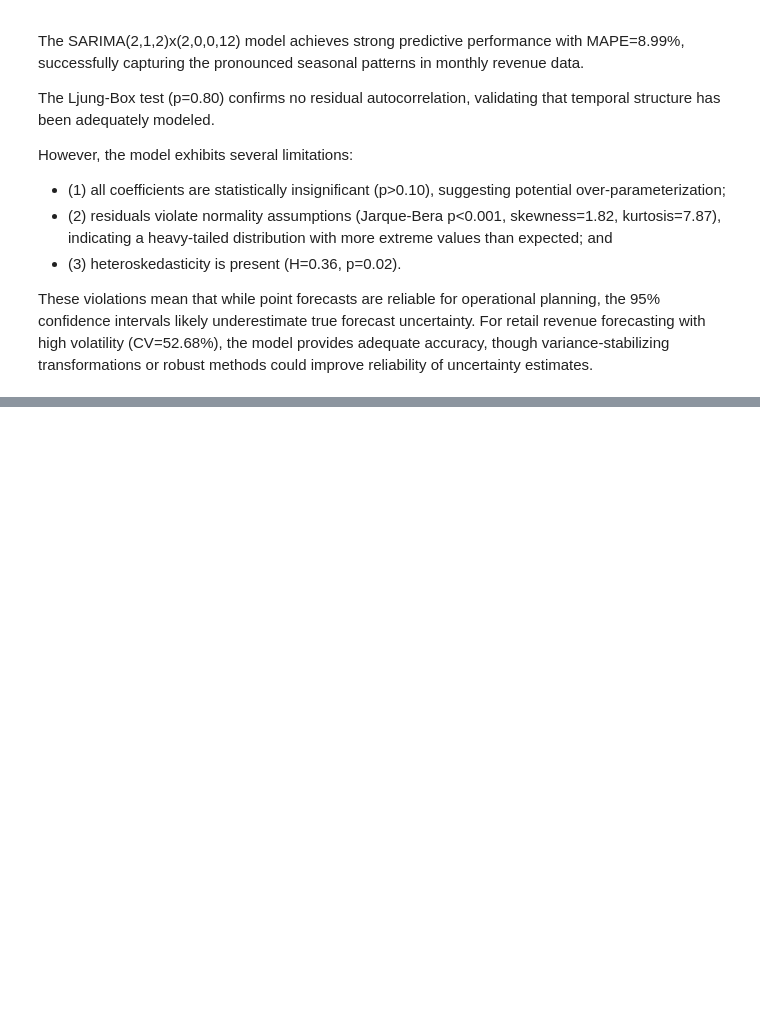
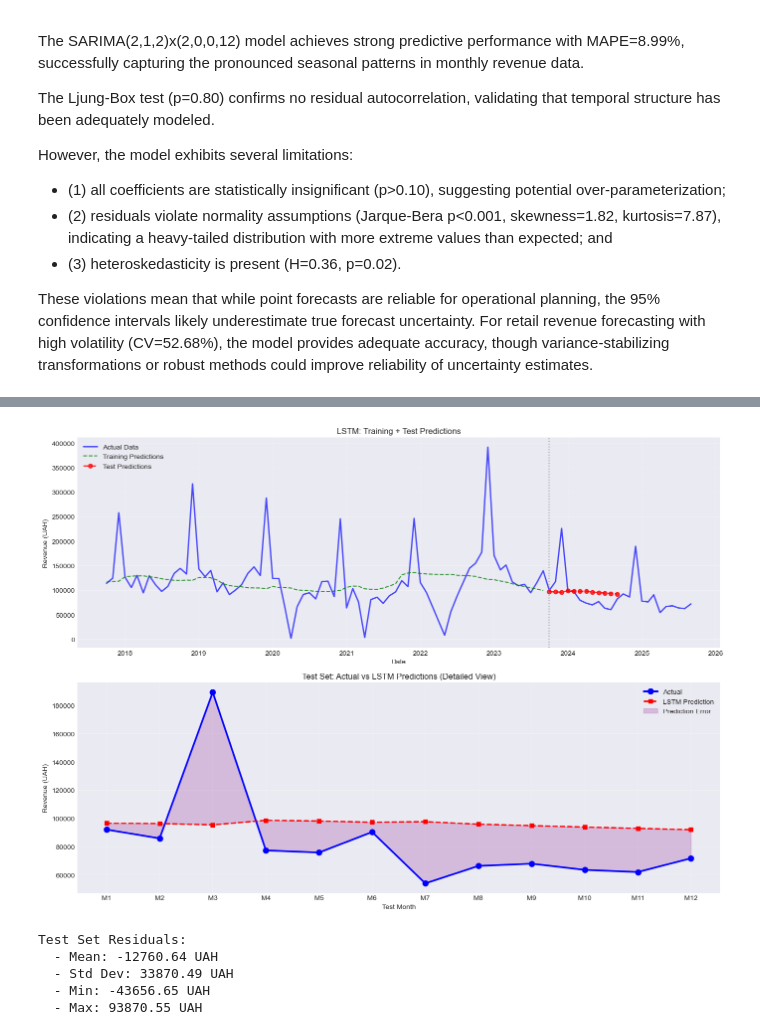
Before and after one commit to Ovkubiky/hramotii, a Jupyter notebook: eda.ipynb, the cells around one changed output, grey strips where cells are left out. Cells and saved outputs as stored; diff of their text form; code cells hidden in the pictures; blank space fills up the shorter version.

```diff
--- a/eda.ipynb
+++ b/eda.ipynb
@@ -944,0 +1204,52 @@ or robust methods could improve reliability of uncertainty estimates.
+# %%
+
+
+fig, axes = plt.subplots(2, 1, figsize=(14, 10))
+
+ax1 = axes[0]
+train_dates = ts.index[:len(y_train_pred_scaled)]
+test_dates = ts.index[len(y_train_pred_scaled):len(y_train_pred_scaled) + len(y_test_pred_scaled)]
+
+ax1.plot(ts.index, ts.values, label='Actual Data', color='blue', linewidth=2, alpha=0.7)
+ax1.plot(train_dates, y_train_pred_scaled, label='Training Predictions',
+         color='green', linewidth=1.5, alpha=0.8, linestyle='--')
+ax1.plot(test_dates, y_test_pred_scaled, label='Test Predictions',
+         color='red', linewidth=2, alpha=0.8, linestyle='--', marker='o', markersize=6)
+ax1.axvline(x=ts.index[len(y_train_pred_scaled)], color='gray', linestyle=':', alpha=0.7)
+ax1.set_xlabel('Date')
+ax1.set_ylabel('Revenue (UAH)')
+ax1.set_title('LSTM: Training + Test Predictions')
+ax1.legend(loc='upper left')
+ax1.grid(alpha=0.3)
+
+ax2 = axes[1]
+x_pos = np.arange(len(y_test_actual))
+ax2.plot(x_pos, y_test_actual, label='Actual', color='blue', linewidth=2.5, marker='o', markersize=8)
+ax2.plot(x_pos, y_test_pred_scaled, label='LSTM Prediction', color='red', linewidth=2,
+         marker='s', markersize=6, linestyle='--')
+ax2.fill_between(x_pos, y_test_actual.flatten(), y_test_pred_scaled.flatten(),
+                  alpha=0.2, color='purple', label='Prediction Error')
+ax2.set_xlabel('Test Month')
+ax2.set_ylabel('Revenue (UAH)')
+ax2.set_title('Test Set: Actual vs LSTM Predictions (Detailed View)')
+ax2.set_xticks(x_pos)
+ax2.set_xticklabels([f'M{i+1}' for i in range(len(y_test_actual))])
+ax2.legend()
+ax2.grid(alpha=0.3)
+
+plt.tight_layout()
+plt.show()
+
+residuals_lstm = y_test_actual.flatten() - y_test_pred_scaled.flatten()
+print(f"\nTest Set Residuals:")
+print(f"  - Mean: {residuals_lstm.mean():.2f} UAH")
+print(f"  - Std Dev: {residuals_lstm.std():.2f} UAH")
+print(f"  - Min: {residuals_lstm.min():.2f} UAH")
+print(f"  - Max: {residuals_lstm.max():.2f} UAH")
+# %% [output]
+[figure, added]
+Test Set Residuals:
+  - Mean: -12760.64 UAH
+  - Std Dev: 33870.49 UAH
+  - Min: -43656.65 UAH
+  - Max: 93870.55 UAH
```
Also changed, not shown: parts of 17 cells of this notebook, 2 other files.
